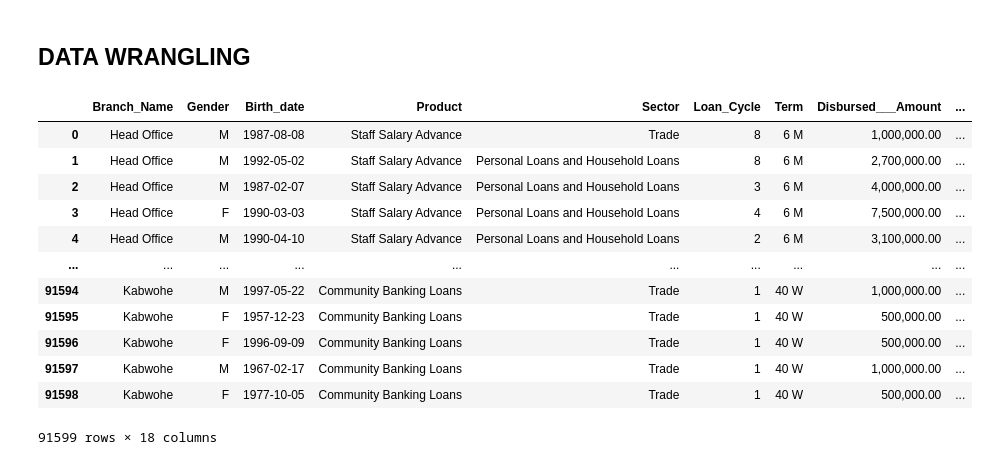
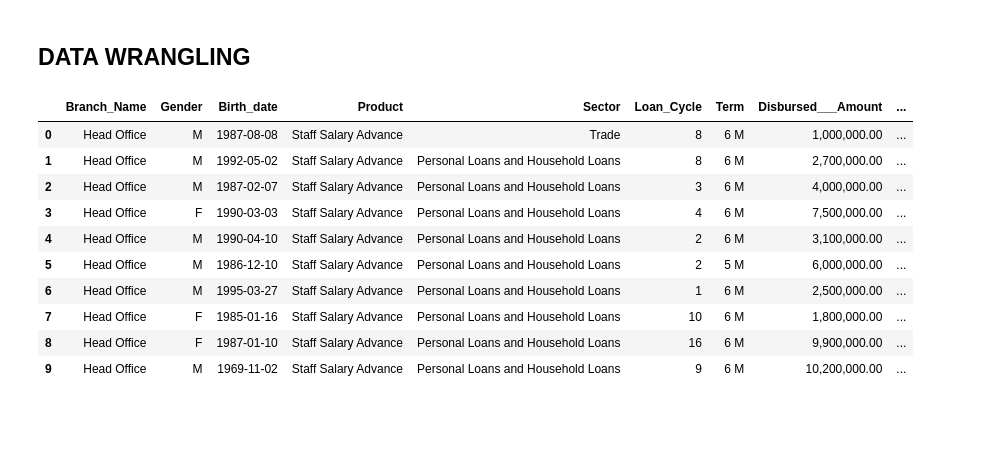
Before and after one commit to ROBERT-SSEBAMBULIDDE/Performance-Analytics-Dashboard, a Jupyter notebook: Pride/Credit Business/Dibursement Analytics.ipynb, the cells around one changed output. Saved outputs shown, nothing was run; the diff lists cells and outputs as text; code cells hidden in the pictures; blank space fills up the shorter version.

Commit message:
ROBERT's version
This commit was created by Deepnote. Project url: https://deepnote.com/project/34c99b87-7747-401d-b203-ddc5eb2646f3

```diff
--- a/Pride/Credit Business/Dibursement Analytics.ipynb
+++ b/Pride/Credit Business/Dibursement Analytics.ipynb
@@ -10,12 +10,13 @@ import db_dtypes
 # %% [markdown]
 ## CREATE CONNECTION TO BIGQUERY
 # %%
+KEY_PATH = '/work/datapro-405709-6e4eacf25d80.json'  # replace with your key path
+PROJECT_ID = 'datapro-405709'   # replace with your project id
 
 #Credentials and Client
 from google.oauth2 import service_account
 credentials = service_account.Credentials.from_service_account_file(KEY_PATH)
 client = bigquery.Client(credentials=credentials, project=PROJECT_ID)
-
 # Display the client details
 client
 # %% [output]
@@ -33,6 +34,10 @@ df = query_job.to_dataframe()
 # %% [markdown]
 ## DATA WRANGLING
 # %%
+import db_dtypes
+# Retry the dataframe creation
+df = query_job.to_dataframe()
+
 #SETTING PANDAS DISPLAY OPTIONS
 pd.set_option('display.max_columns', None)
 pd.set_option('display.max_colwidth', None)
@@ -47,40 +52,38 @@ df = df.astype({
     'Disbursed_Date': 'datetime64',
     'Disbursed_By': 'string',
     'Approved_By': 'string',
     'Branch_Name': 'string',
     'Insurance_company': 'string',
     'Sub_Sector': 'string',
     'Birth_date': 'datetime64',
     'Due_days': 'int64',
     'Interest_Rate': 'float64',
     'Principal_Outstanding': 'float64',
     'Interest_Outstanding': 'float64',
     'Grace_Period': 'string',
     'Loan_Cycle': 'int64',
     'Term': 'string',
     'Gender': 'string',
     'Product': 'string',
     'Sector': 'string',
     'Disbursed___Amount': 'float64',
 })
 
 #DATAFRAME HEAD AND TAIL
 df.head(10)
 #df.tail(10)
 # %% [output]
 |  | Branch_Name | Gender | Birth_date | Product | Sector | Loan_Cycle | Term | Disbursed___Amount | ... |
 | 0 | Head Office | M | 1987-08-08 | Staff Salary Advance | Trade | 8 | 6 M | 1,000,000.00 | ... |
 | 1 | Head Office | M | 1992-05-02 | Staff Salary Advance | Personal Loans and Household Loans | 8 | 6 M | 2,700,000.00 | ... |
 | 2 | Head Office | M | 1987-02-07 | Staff Salary Advance | Personal Loans and Household Loans | 3 | 6 M | 4,000,000.00 | ... |
 | 3 | Head Office | F | 1990-03-03 | Staff Salary Advance | Personal Loans and Household Loans | 4 | 6 M | 7,500,000.00 | ... |
 | 4 | Head Office | M | 1990-04-10 | Staff Salary Advance | Personal Loans and Household Loans | 2 | 6 M | 3,100,000.00 | ... |
-| ... | ... | ... | ... | ... | ... | ... | ... | ... | ... |
-| 91594 | Kabwohe | M | 1997-05-22 | Community Banking Loans | Trade | 1 | 40 W | 1,000,000.00 | ... |
-| 91595 | Kabwohe | F | 1957-12-23 | Community Banking Loans | Trade | 1 | 40 W | 500,000.00 | ... |
-| 91596 | Kabwohe | F | 1996-09-09 | Community Banking Loans | Trade | 1 | 40 W | 500,000.00 | ... |
-| 91597 | Kabwohe | M | 1967-02-17 | Community Banking Loans | Trade | 1 | 40 W | 1,000,000.00 | ... |
-| 91598 | Kabwohe | F | 1977-10-05 | Community Banking Loans | Trade | 1 | 40 W | 500,000.00 | ... |
+| 5 | Head Office | M | 1986-12-10 | Staff Salary Advance | Personal Loans and Household Loans | 2 | 5 M | 6,000,000.00 | ... |
+| 6 | Head Office | M | 1995-03-27 | Staff Salary Advance | Personal Loans and Household Loans | 1 | 6 M | 2,500,000.00 | ... |
+| 7 | Head Office | F | 1985-01-16 | Staff Salary Advance | Personal Loans and Household Loans | 10 | 6 M | 1,800,000.00 | ... |
+| 8 | Head Office | F | 1987-01-10 | Staff Salary Advance | Personal Loans and Household Loans | 16 | 6 M | 9,900,000.00 | ... |
+| 9 | Head Office | M | 1969-11-02 | Staff Salary Advance | Personal Loans and Household Loans | 9 | 6 M | 10,200,000.00 | ... |
-91599 rows × 18 columns
 # %%
 #DATA FRAME COLUMNS
 #print(df.columns)
```
Also changed, not shown: 1 other file.
